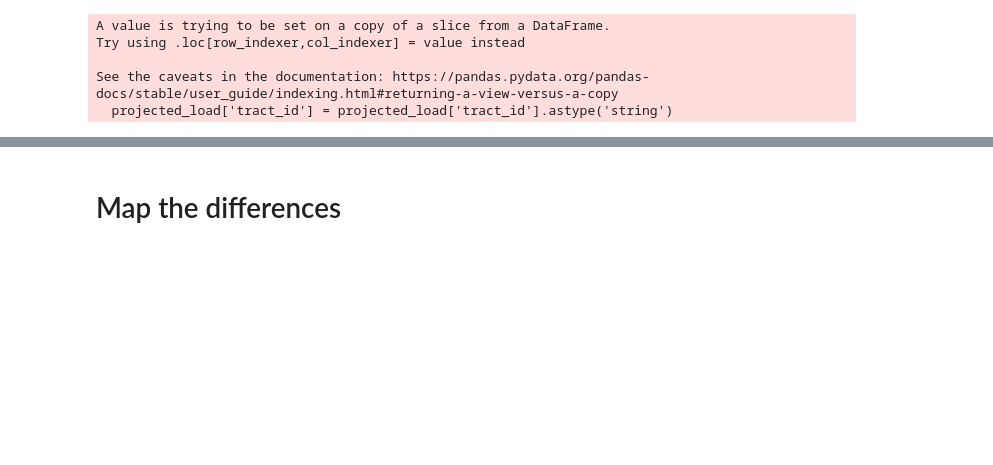
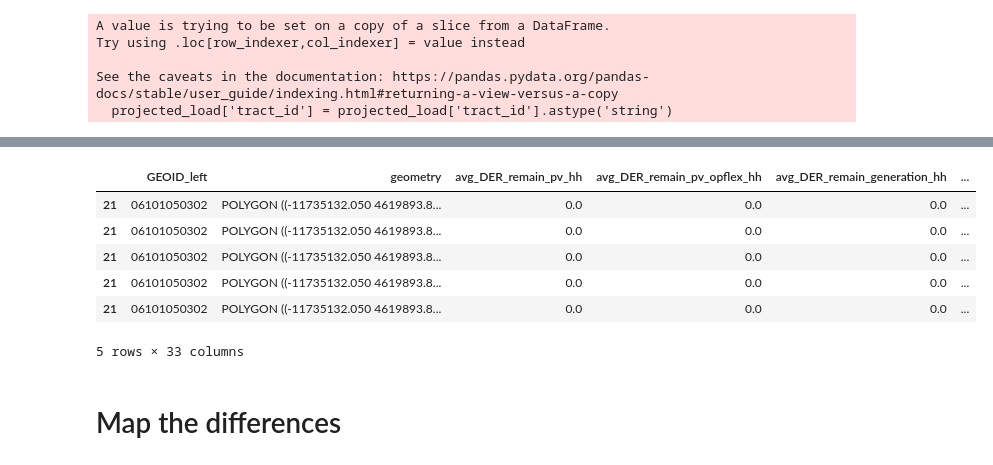
Before and after one commit to ElectriGrid/projected-load-analysis, a Jupyter notebook: headroom_vs_projected.ipynb, the cells around one changed output, grey strips where cells are left out. Saved outputs shown, nothing was run; the diff lists cells and outputs as text; code cells hidden in the pictures; blank space fills up the shorter version.

```diff
--- a/headroom_vs_projected.ipynb
+++ b/headroom_vs_projected.ipynb
@@ -219,0 +288,11 @@ max_diff = join['diff_proj_load'].max()
+# %%
+# view the head of the dataframe
+sdge_join.head()
+# %% [output]
+|  | GEOID_left | geometry | avg_DER_remain_pv_hh | avg_DER_remain_pv_opflex_hh | avg_DER_remain_generation_hh | ... |
+| 21 | 06101050302 | POLYGON ((-11735132.050 4619893.8... | 0.0 | 0.0 | 0.0 | ... |
+| 21 | 06101050302 | POLYGON ((-11735132.050 4619893.8... | 0.0 | 0.0 | 0.0 | ... |
+| 21 | 06101050302 | POLYGON ((-11735132.050 4619893.8... | 0.0 | 0.0 | 0.0 | ... |
+| 21 | 06101050302 | POLYGON ((-11735132.050 4619893.8... | 0.0 | 0.0 | 0.0 | ... |
+| 21 | 06101050302 | POLYGON ((-11735132.050 4619893.8... | 0.0 | 0.0 | 0.0 | ... |
+5 rows × 33 columns
```
Also changed, not shown: parts of 28 cells of this notebook.
